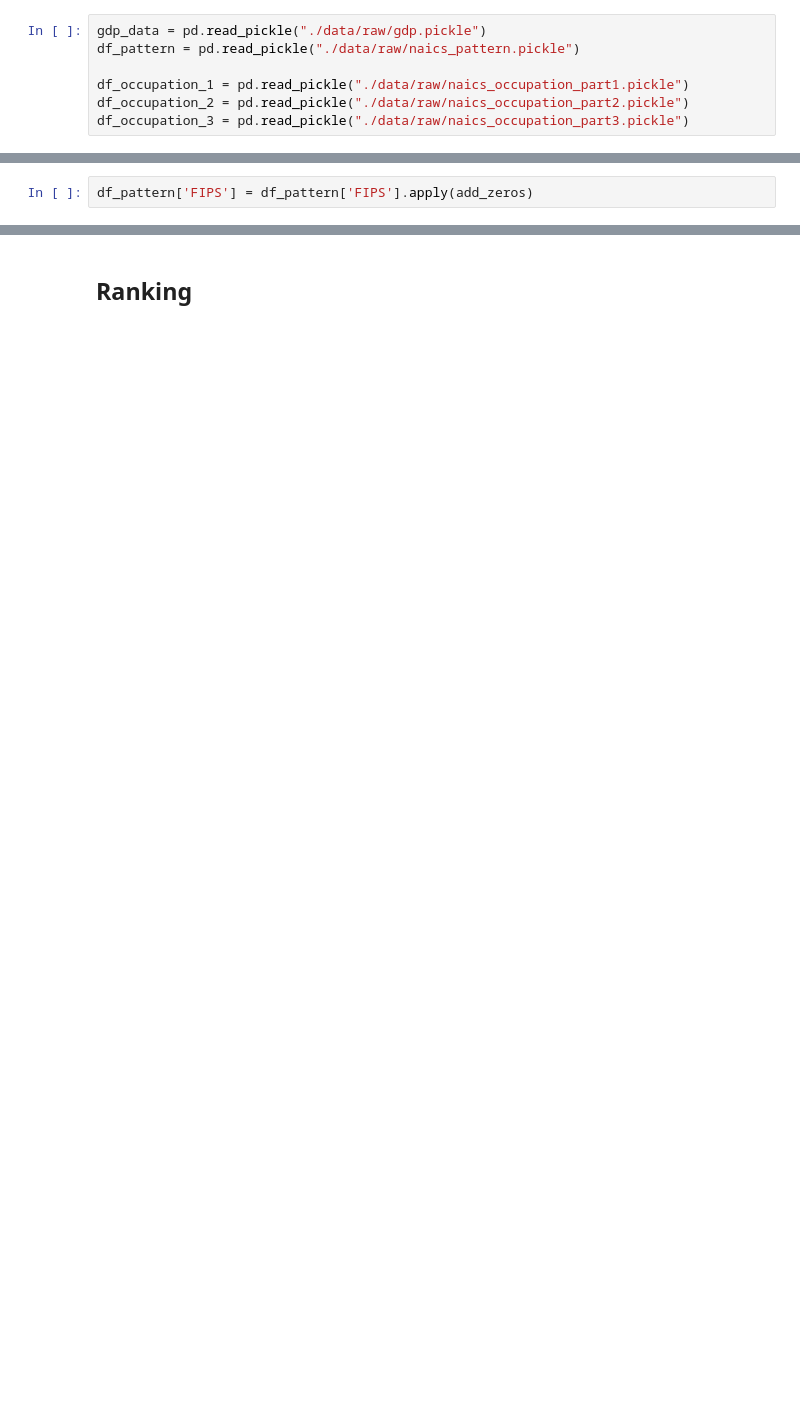
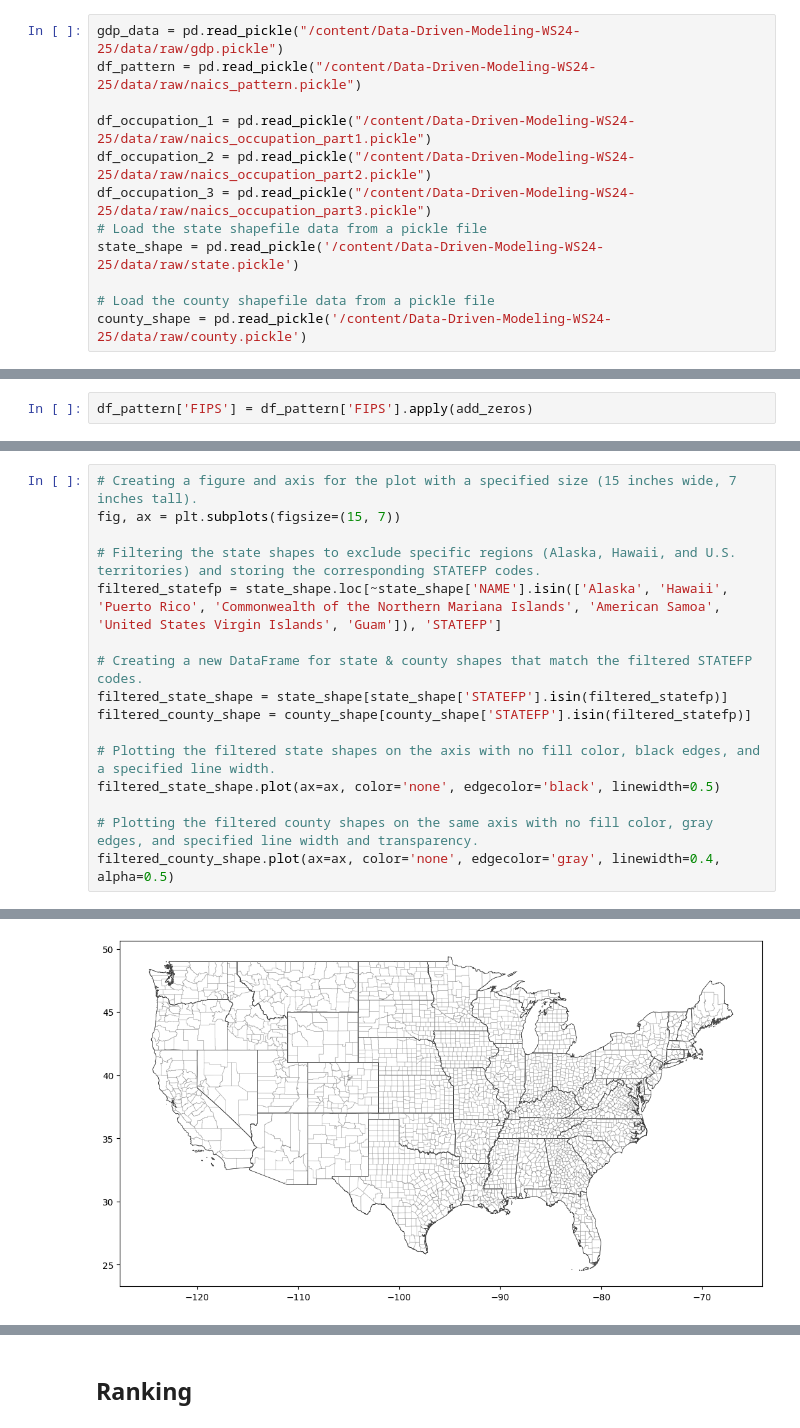
Before and after one commit to dkkdark/Data-Driven-Modeling-WS24-25, a Jupyter notebook: notebooks/data_preparation.ipynb, the cells around one changed output, grey strips where cells are left out. Drawn from its saved outputs; the diff is of its cells as text; blank space fills up the shorter version.

```diff
--- a/notebooks/data_preparation.ipynb
+++ b/notebooks/data_preparation.ipynb
@@ -21,7 +67,12 @@ path
 # %%
-gdp_data = pd.read_pickle("./data/raw/gdp.pickle")
-df_pattern = pd.read_pickle("./data/raw/naics_pattern.pickle")
+gdp_data = pd.read_pickle("/content/Data-Driven-Modeling-WS24-25/data/raw/gdp.pickle")
+df_pattern = pd.read_pickle("/content/Data-Driven-Modeling-WS24-25/data/raw/naics_pattern.pickle")
 
-df_occupation_1 = pd.read_pickle("./data/raw/naics_occupation_part1.pickle")
-df_occupation_2 = pd.read_pickle("./data/raw/naics_occupation_part2.pickle")
-df_occupation_3 = pd.read_pickle("./data/raw/naics_occupation_part3.pickle")
+df_occupation_1 = pd.read_pickle("/content/Data-Driven-Modeling-WS24-25/data/raw/naics_occupation_part1.pickle")
+df_occupation_2 = pd.read_pickle("/content/Data-Driven-Modeling-WS24-25/data/raw/naics_occupation_part2.pickle")
+df_occupation_3 = pd.read_pickle("/content/Data-Driven-Modeling-WS24-25/data/raw/naics_occupation_part3.pickle")
+# Load the state shapefile data from a pickle file
+state_shape = pd.read_pickle('/content/Data-Driven-Modeling-WS24-25/data/raw/state.pickle')
+
+# Load the county shapefile data from a pickle file
+county_shape = pd.read_pickle('/content/Data-Driven-Modeling-WS24-25/data/raw/county.pickle')
@@ -335,0 +98,17 @@ df_final.head()
+# %%
+# Creating a figure and axis for the plot with a specified size (15 inches wide, 7 inches tall).
+fig, ax = plt.subplots(figsize=(15, 7))
+
+# Filtering the state shapes to exclude specific regions (Alaska, Hawaii, and U.S. territories) and storing the corresponding STATEFP codes.
+filtered_statefp = state_shape.loc[~state_shape['NAME'].isin(['Alaska', 'Hawaii', 'Puerto Rico', 'Commonwealth of the Northern Mariana Islands', 'American Samoa', 'United States Virgin Islands', 'Guam']), 'STATEFP']
+
+# Creating a new DataFrame for state & county shapes that match the filtered STATEFP codes.
+filtered_state_shape = state_shape[state_shape['STATEFP'].isin(filtered_statefp)]
+filtered_county_shape = county_shape[county_shape['STATEFP'].isin(filtered_statefp)]
+
+# Plotting the filtered state shapes on the axis with no fill color, black edges, and a specified line width.
+filtered_state_shape.plot(ax=ax, color='none', edgecolor='black', linewidth=0.5)
+
+# Plotting the filtered county shapes on the same axis with no fill color, gray edges, and specified line width and transparency.
+filtered_county_shape.plot(ax=ax, color='none', edgecolor='gray', linewidth=0.4, alpha=0.5)
+# %% [output]
@@ -335,0 +116 @@ df_final.head()
+[figure, added]
```
Also changed, not shown: parts of 92 cells of this notebook.
